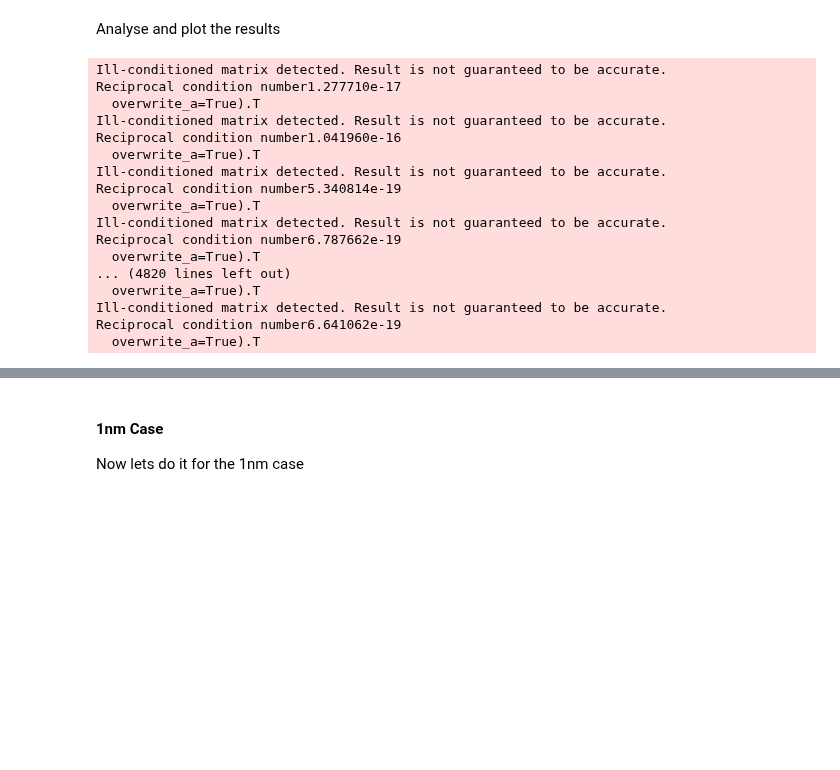
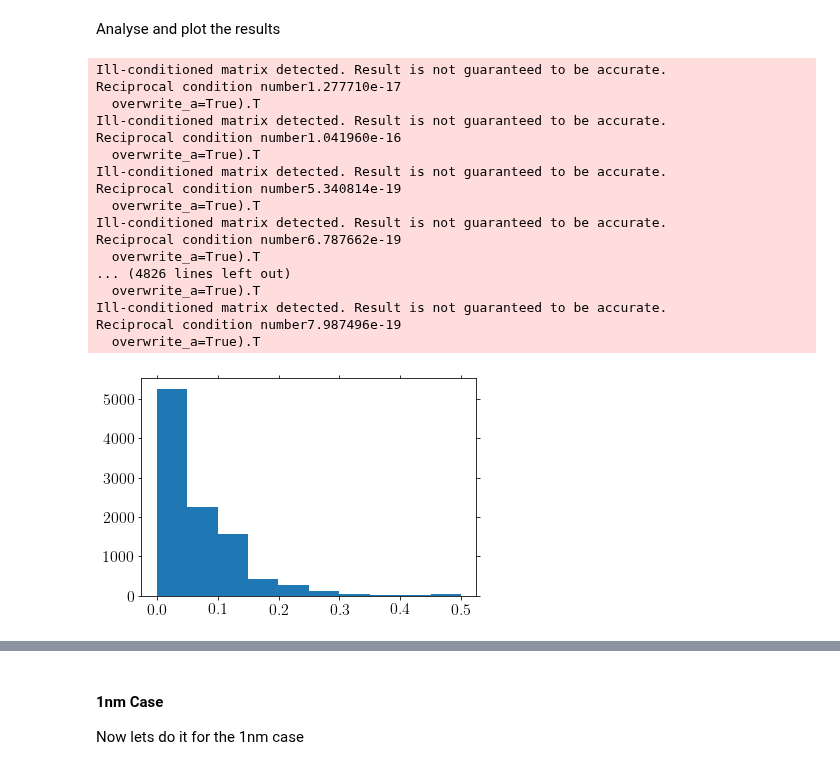
Before and after one commit to tedwards2412/paleo_detectors, a Jupyter notebook: Notebooks/Mass_Reconstruction.ipynb, the cells around one changed output, grey strips where cells are left out. Cells and saved outputs as stored; diff of their text form; code cells hidden in the pictures; blank space fills up the shorter version.

```diff
--- a/Notebooks/Mass_Reconstruction.ipynb
+++ b/Notebooks/Mass_Reconstruction.ipynb
@@ -226,11 +226,14 @@ sigma_list_Sinj = []
 Z_15nm = []
 m15_contour = []
 sigma15_contour = []
+TS = []
 
 for i in tqdm(range(len(c[:,0]))):
     P0 = c[i,:]
-    pp, el_ind = shSinj.query_region(P0, sigma=2.0, d=1, return_indices = True)
+#     pp, el_ind = shSinj.query_region(P0, sigma=2.0, d=1, return_indices = True)
+    pp, el_ind, d = shSinj.query_region(P0, sigma=2.0, d=1, return_distance=True)
     pp2, el_ind2 = shSinj.query_region(P0, sigma=2.0, d=2, return_indices = True)
+    TS.append(np.min(d))
 
     if pp.size == 0.0:
         Z_15nm.append(0.0)
@@ -262,11 +265,18 @@ Reciprocal condition number5.340814e-19
 Ill-conditioned matrix detected. Result is not guaranteed to be accurate.
 Reciprocal condition number6.787662e-19
   overwrite_a=True).T
-... (4820 lines left out)
+... (4826 lines left out)
   overwrite_a=True).T
 Ill-conditioned matrix detected. Result is not guaranteed to be accurate.
-Reciprocal condition number6.641062e-19
+Reciprocal condition number7.987496e-19
   overwrite_a=True).T
+# %%
+TS = np.array(TS)
+plt.hist(TS)
+plt.show()
+# print(TS.max())
+# %% [output]
+[figure, added]
 # %%
 m15_contour = np.array(m15_contour)
 sigma15_contour = np.array(sigma15_contour)
```
Also changed, not shown: parts of 9 cells of this notebook, 1 other file.
